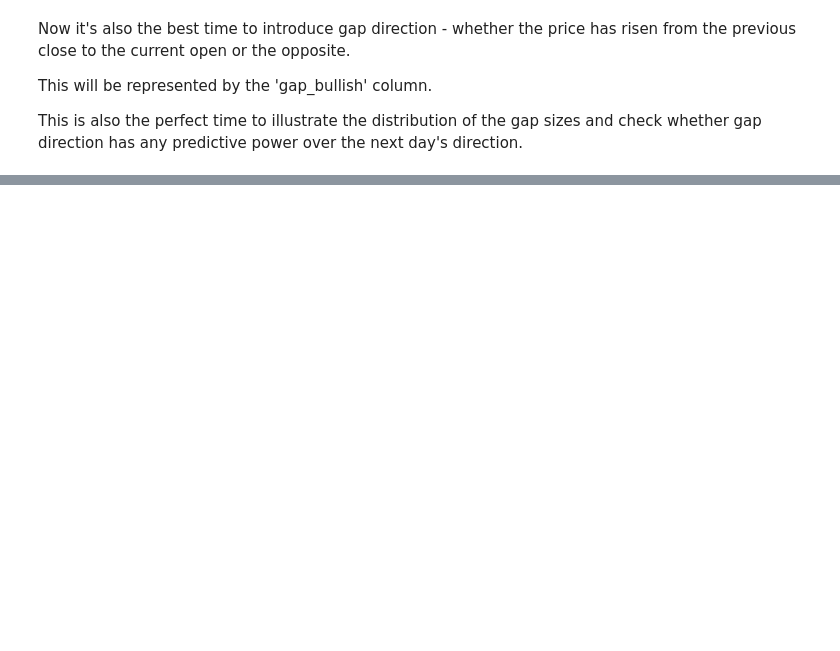
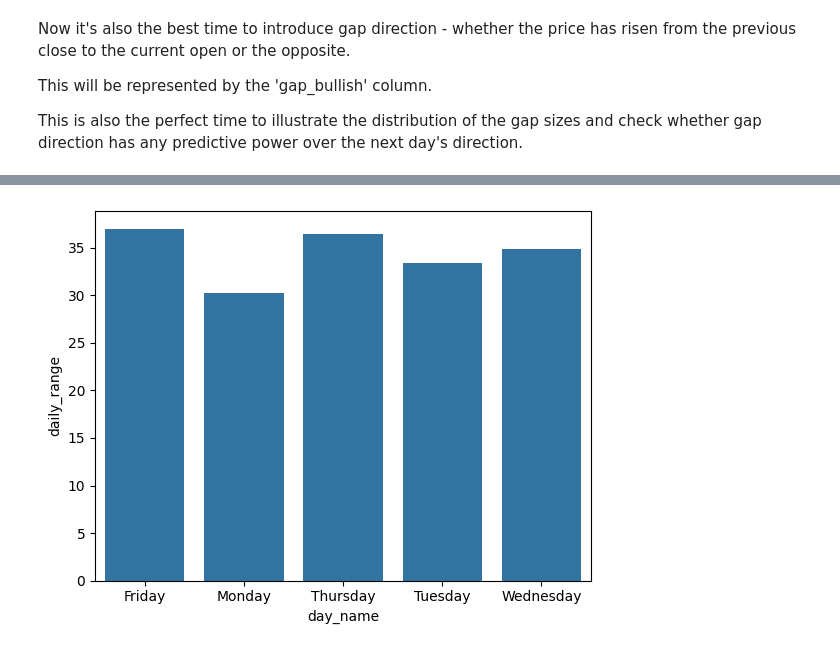
Before and after one commit to ady7ady7/python_agentic_learning, a Jupyter notebook: project2_xauusd_analysis/notebooks/01_data_import_eda.ipynb, the cells around one changed output, grey strips where cells are left out. Cells and saved outputs as stored; diff of their text form; code cells hidden in the pictures; blank space fills up the shorter version.

```diff
--- a/project2_xauusd_analysis/notebooks/01_data_import_eda.ipynb
+++ b/project2_xauusd_analysis/notebooks/01_data_import_eda.ipynb
@@ -450,0 +490,16 @@ We can also clearly see that gap direction has no predictive power for the next
+# %%
+daily['daily_range'] = daily['session_high'] - daily['session_low']
+daily.head()
+
+daily_ranges_weekdays_agg = daily.groupby(['day_name'])[['daily_range', 'day_bullish']].mean().reset_index()
+daily_ranges_weekdays_agg.head(15)
+
+barplot = sns.barplot(
+    daily_ranges_weekdays_agg,
+    x = 'day_name',
+    y = 'daily_range'
+)
+
+plt.show()
+# %% [output]
+[figure, added]
```
Also changed, not shown: parts of 12 cells of this notebook, 2 other files.
